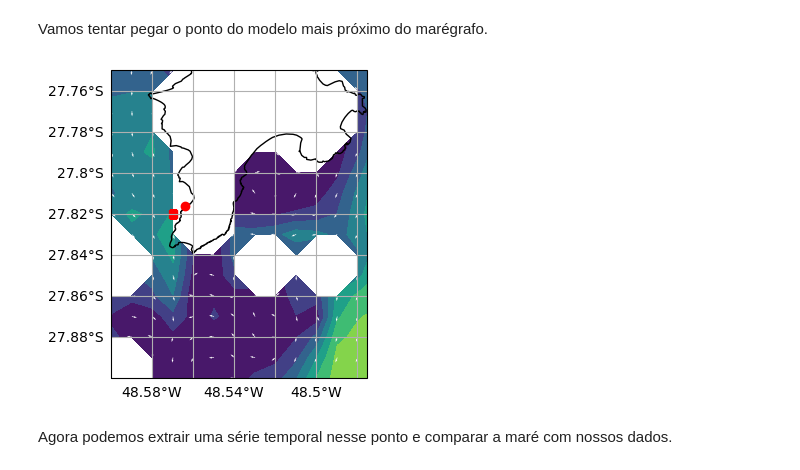
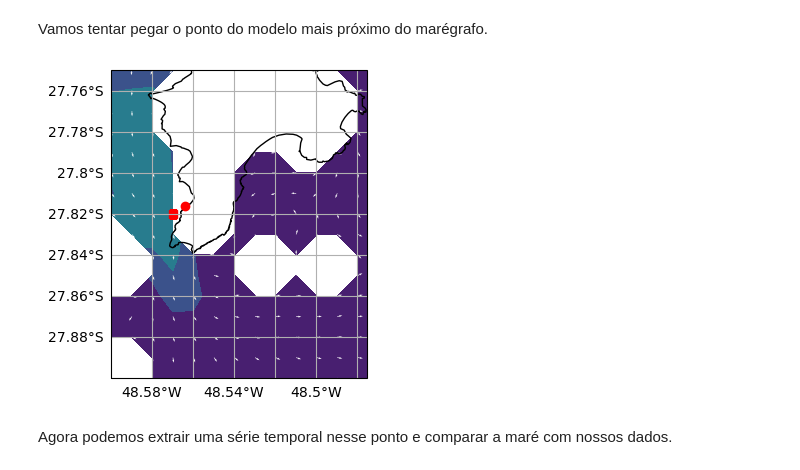
Before and after one commit to LaPoGeoMar/Proj_Modelagem_Pellet, a Jupyter notebook: 01-tidal-analysis.ipynb, the cells around one changed output. Drawn from its saved outputs; the diff is of its cells as text; code cells hidden in the pictures.

```diff
--- a/01-tidal-analysis.ipynb
+++ b/01-tidal-analysis.ipynb
@@ -8,13 +8,12 @@ Download to arquivo agregado e recortado para a área de estudo.
 # %%
 import pooch
 
-
-url = f"https://github.com/LaPoGeoMar/Proj_Modelagem_Pellet/releases/download"
+url = "https://github.com/LaPoGeoMar/Proj_Modelagem_Pellet/releases/download"
 version = "v0.1.0"
 
 fname = pooch.retrieve(
-    url=f"{url}/{version}/model_tides_and_wind.nc4",
-    known_hash="sha256:f3c5fd95ccffb9baea40aa431f6e0946cb2f49ea07274083e5d704e8099ea4c6",
+    url=f"{url}/{version}/model_tides_only.nc4",
+    known_hash="sha256:b6941a8e4cf158790d899e00e644d6c6a6dcaf28128623467699e5a3b23417cd",
 )
 # %% [markdown]
 Esse arquivo contém apenas velocidade superficial e altura do nível do mar.
@@ -128,10 +121,12 @@ import xoak
 # sklearn_geo_balltree would be better than scipy_kdtree but it doesn't accept NaNsseries
 ds.xoak.set_index(["latitude", "longitude"], "scipy_kdtree")
 # %%
-point = xr.Dataset({
-    "longitude": ("point", [sul_da_ilha[0]]),
-    "latitude": ("point", [sul_da_ilha[1]]),
-})
+point = xr.Dataset(
+    {
+        "longitude": ("point", [sul_da_ilha[0]]),
+        "latitude": ("point", [sul_da_ilha[1]]),
+    }
+)
 
 
 model_series = ds.xoak.sel(
@@ -141,15 +136,22 @@ model_series = ds.xoak.sel(
 # %%
 fig, ax = creat_map(bbox=bbox)
 ax.contourf(subset["longitude"], subset["latitude"], speed)
-ax.quiver(subset["longitude"], subset["latitude"], u_norm, v_norm, color="white", scale=50);
+ax.quiver(
+    subset["longitude"], subset["latitude"], u_norm, v_norm, color="white", scale=50
+)
 
 ax.plot(sul_da_ilha[0], sul_da_ilha[1], "ro", label="")
-ax.plot(model_series["longitude"], model_series["latitude"], "rs", label="Sul da Ilha-Modelo");
+ax.plot(
+    model_series["longitude"],
+    model_series["latitude"],
+    "rs",
+    label="Sul da Ilha-Modelo",
+)
 
 ax.add_geometries([geom], ccrs.PlateCarree(), edgecolor="black", facecolor="none")
 ax.set_extent([-48.6, -48.475, -27.9, -27.75])
 # %% [output]
-[figure, old version]
+[figure, new version]
 # %% [markdown]
 Agora podemos extrair uma série temporal nesse ponto e comparar a maré com nossos dados.
 # %%
```
Also changed, not shown: parts of 19 cells of this notebook, 9 other files.
